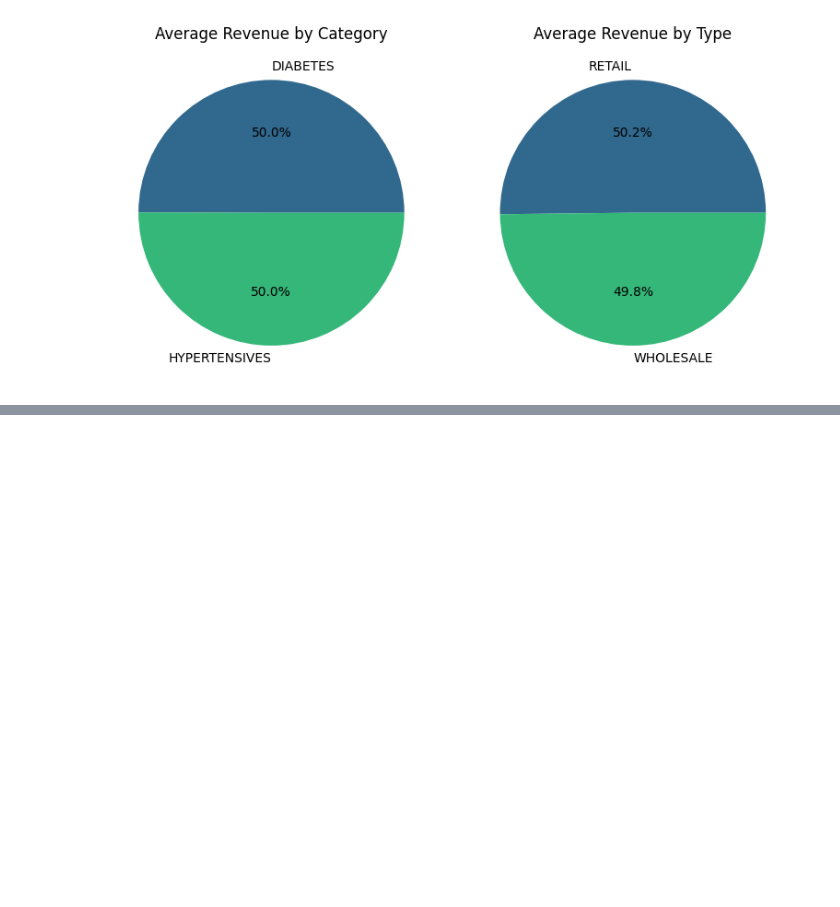
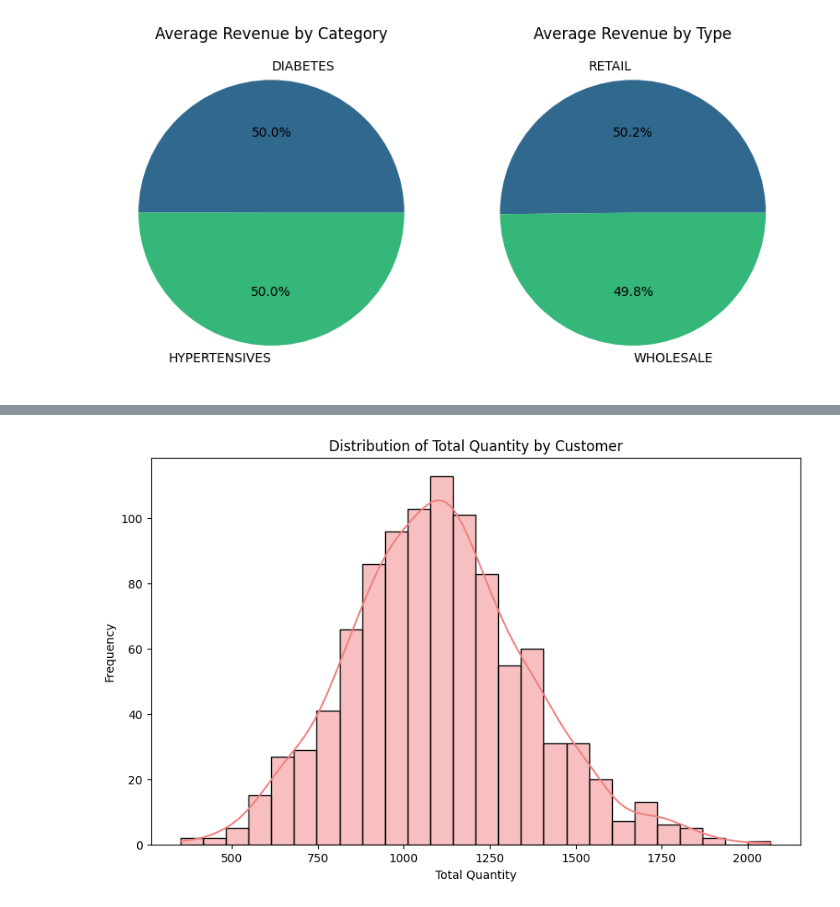
Before and after one commit to naveen-malla/Customer-Segmentation-and-SKU-Forecasting, a Jupyter notebook: customer_segmentation.ipynb, the cells around one changed output, grey strips where cells are left out. Drawn from its saved outputs; the diff is of its cells as text; code cells hidden in the pictures; blank space fills up the shorter version.

```diff
--- a/customer_segmentation.ipynb
+++ b/customer_segmentation.ipynb
@@ -186,0 +258,14 @@ Text(0.5, 1.0, 'Average Revenue by Order Source')
+# %%
+# Calculate total quantity for each customer
+total_quantity = df.groupby('customer_number')['quantity'].sum().reset_index()
+total_quantity.columns = ['customer_number', 'total_quantity']
+
+# Distribution Plot
+plt.figure(figsize=(10, 6))
+sns.histplot(total_quantity['total_quantity'], kde=True, color='lightcoral')
+plt.title('Distribution of Total Quantity by Customer')
+plt.xlabel('Total Quantity')
+plt.ylabel('Frequency')
+plt.show()
+# %% [output]
+[figure, added]
```
Also changed, not shown: parts of 8 cells of this notebook.
